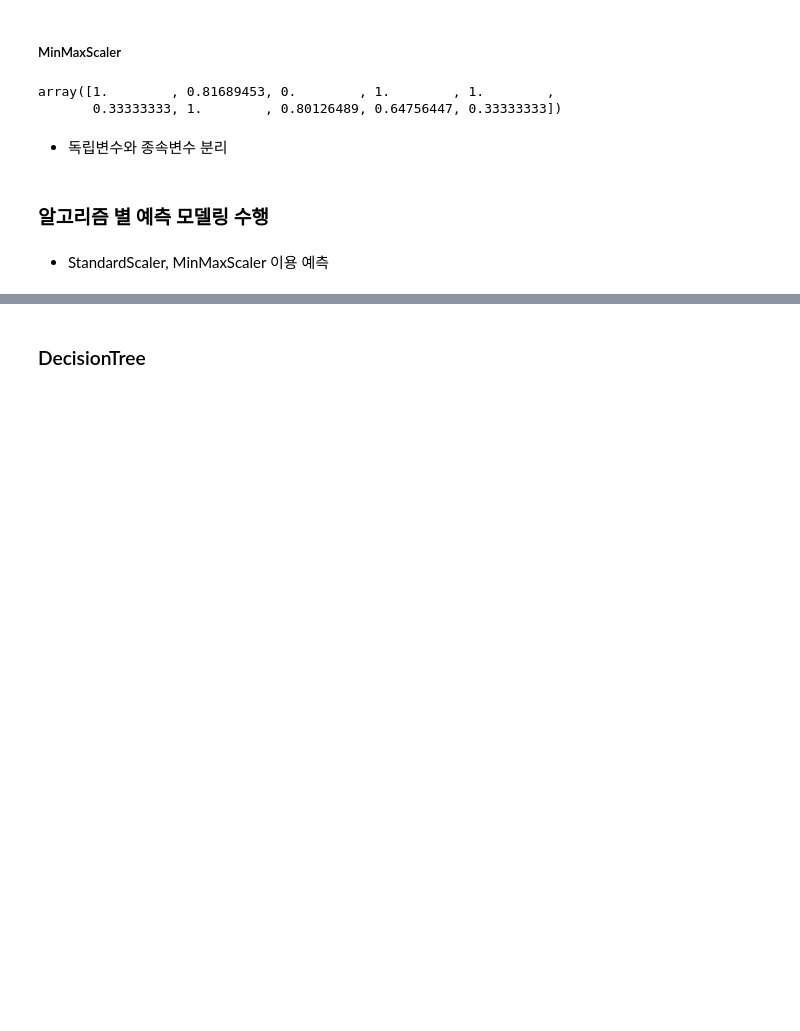
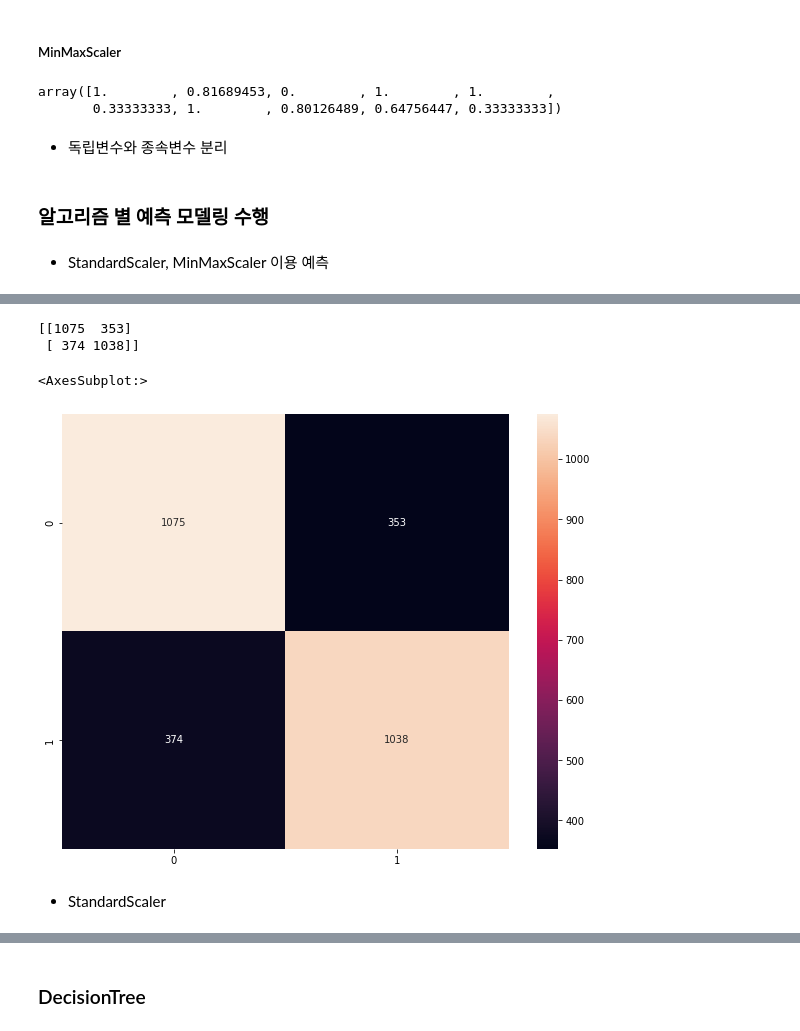
Before and after one commit to syee22/Brain_Stroke, a Jupyter notebook: code.ipynb, the cells around one changed output, grey strips where cells are left out. Drawn from its saved outputs; the diff is of its cells as text; code cells hidden in the pictures; blank space fills up the shorter version.

```diff
--- a/code.ipynb
+++ b/code.ipynb
@@ -371,0 +320,6 @@ X_test.shape,y_test.shape
+# %%
+from sklearn.naive_bayes import GaussianNB
+
+nb =  GaussianNB().fit(X_train,y_train)
+nb_pred = nb.predict(X_test)
+con_mat = confusion_matrix(y_test,nb_pred)
@@ -371,0 +340,12 @@ X_test.shape,y_test.shape
+# %%
+cm = confusion_matrix(y_test,nb_pred)
+print(cm)
+plt.figure(figsize=(10,8))
+sns.heatmap(cm,annot=True,fmt='d')
+# %% [output]
+[[1075  353]
+ [ 374 1038]]
+<AxesSubplot:>
+[figure, added]
+# %% [markdown]
+- StandardScaler
```
Also changed, not shown: parts of 121 cells of this notebook.
